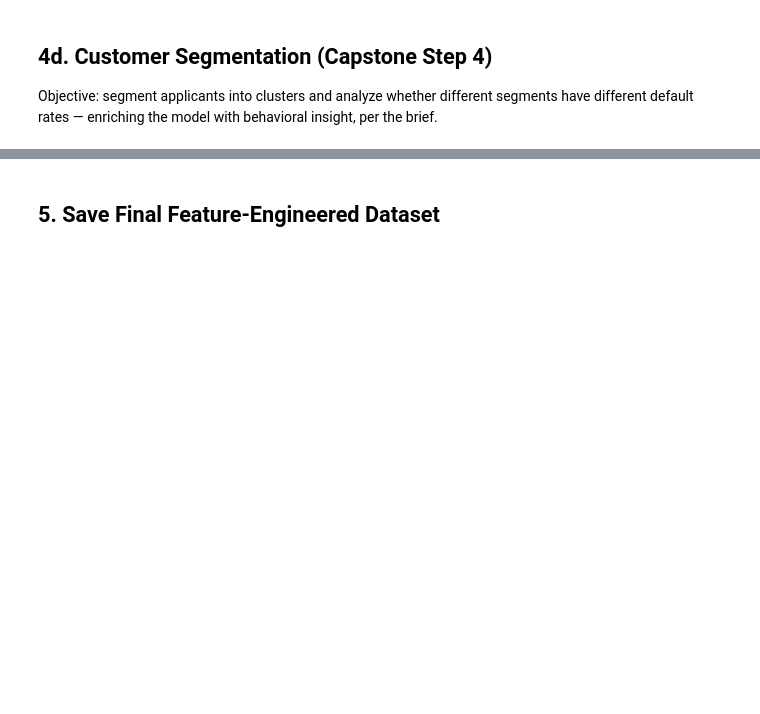
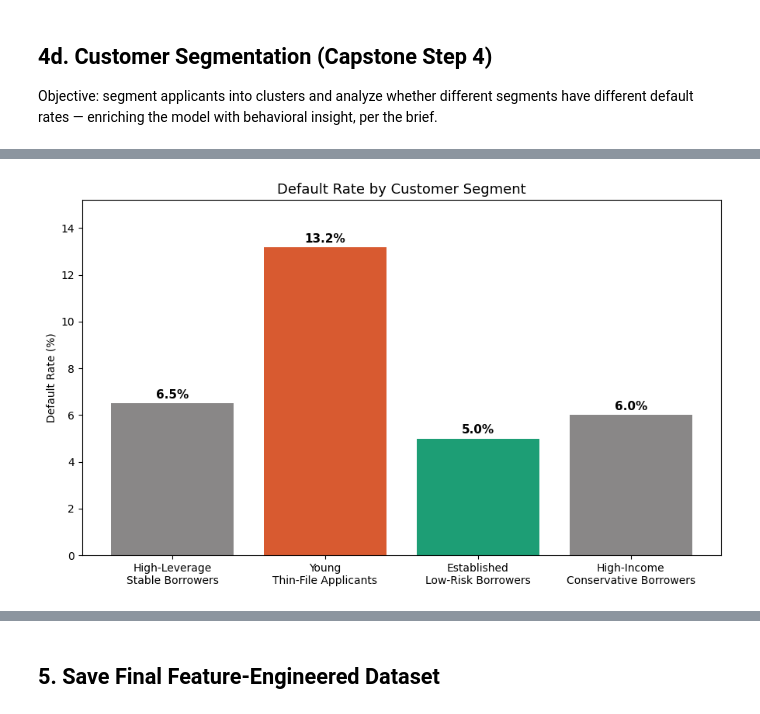
Before and after one commit to jarviscanada/jarvis_data_eng_SamiaCarchaf, a Jupyter notebook: capstone/notebooks/03_feature_engineering.ipynb, the cells around one changed output, grey strips where cells are left out. Cells and saved outputs as stored; diff of their text form; code cells hidden in the pictures; blank space fills up the shorter version.

```diff
--- a/capstone/notebooks/03_feature_engineering.ipynb
+++ b/capstone/notebooks/03_feature_engineering.ipynb
@@ -423,5 +447,13 @@ plt.show()
 # %%
-optimal_k = 4  # <-- adjust based on the elbow/silhouette plot above
+X_cluster_clipped = X_cluster.copy()
+for col in cluster_features:
+    upper_bound = X_cluster_clipped[col].quantile(0.99)
+    X_cluster_clipped[col] = X_cluster_clipped[col].clip(upper=upper_bound)
+
+scaler_cluster = StandardScaler()
+X_cluster_scaled = scaler_cluster.fit_transform(X_cluster_clipped)
+
+optimal_k = 4
 
 km_final = KMeans(n_clusters=optimal_k, random_state=42, n_init=10)
 df['customer_segment'] = km_final.fit_predict(X_cluster_scaled)
@@ -429,0 +471,6 @@ print(df['customer_segment'].value_counts().sort_index())
+# %%
+profile_cols = cluster_features + ['TARGET']
+cluster_profile = df.groupby('customer_segment')[profile_cols].mean().round(3)
+cluster_profile['n_applicants'] = df['customer_segment'].value_counts().sort_index()
+cluster_profile = cluster_profile.rename(columns={'TARGET': 'default_rate'})
+cluster_profile
@@ -429,0 +484,30 @@ print(df['customer_segment'].value_counts().sort_index())
+# %%
+segment_names = {
+    0: 'High-Leverage\nStable Borrowers',
+    1: 'Young\nThin-File Applicants',
+    2: 'Established\nLow-Risk Borrowers',
+    3: 'High-Income\nConservative Borrowers',
+}
+
+fig, ax = plt.subplots(figsize=(9, 5.5))
+colors = ['#898787', '#D85A30', '#1D9E75', '#898787']
+
+bars = ax.bar(
+    [segment_names[i] for i in cluster_profile.index],
+    cluster_profile['default_rate'] * 100,
+    color=colors
+)
+
+for bar, rate in zip(bars, cluster_profile['default_rate'] * 100):
+    ax.text(bar.get_x() + bar.get_width()/2, bar.get_height() + 0.2,
+             f'{rate:.1f}%', ha='center', fontsize=11, fontweight='bold')
+
+ax.set_ylabel('Default Rate (%)')
+ax.set_title('Default Rate by Customer Segment', fontsize=13)
+ax.set_ylim(0, cluster_profile['default_rate'].max()*100 + 2)
+
+plt.tight_layout()
+plt.savefig('../figs/customer_segment_default_rates.png', dpi=300, bbox_inches='tight')
+plt.show()
+# %% [output]
+[figure, added]
```
Also changed, not shown: parts of 16 cells of this notebook, 8 other files.
